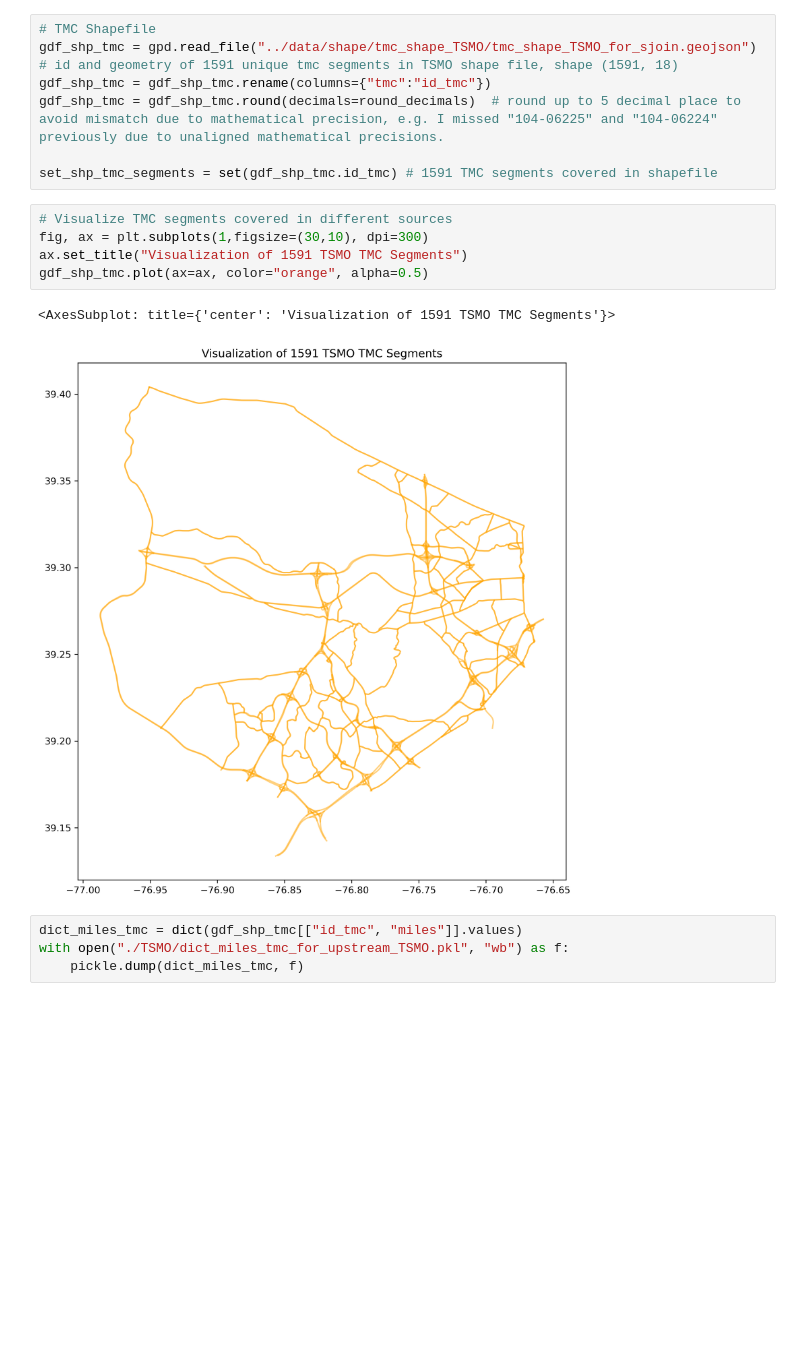
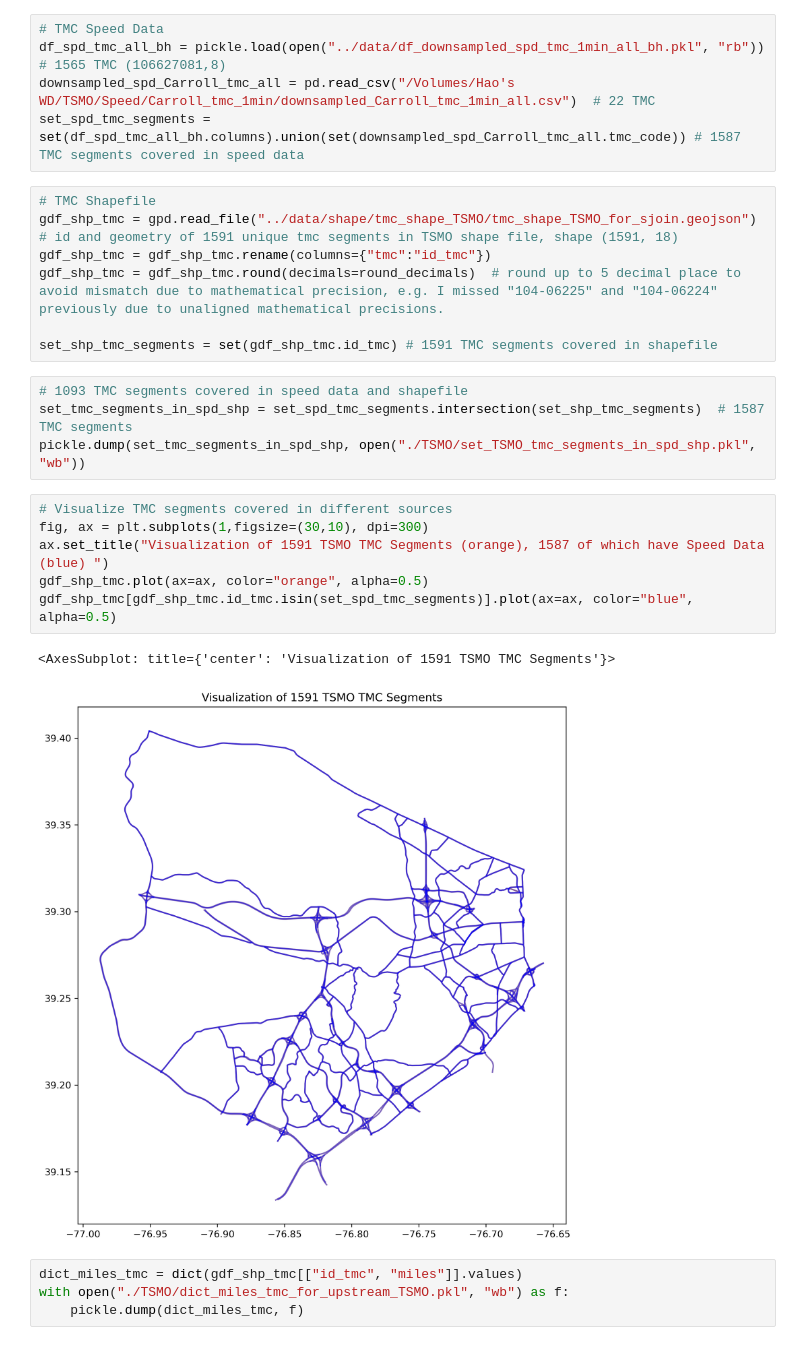
Before and after one commit to HaoWoo96/Traffic-Prediction, a Jupyter notebook: data_processing/TSMO/geoprocess_neighbors.ipynb, the cells around one changed output. Drawn from its saved outputs; the diff is of its cells as text; blank space fills up the shorter version.

Commit message:
TSMO geoprocessing and implementation of GCN-Transformer

```diff
--- a/data_processing/TSMO/geoprocess_neighbors.ipynb
+++ b/data_processing/TSMO/geoprocess_neighbors.ipynb
@@ -37,6 +37,11 @@ df_xd_to_tmc = pd.read_csv("./TSMO/xd_to_tmc_TSMO.csv")
     - If there is multiple prev or next, the endpoint is a splitting point, we should split into several results
 # %% [markdown]
 ### 1.1 Select TMC Segments
+# %%
+# TMC Speed Data
+df_spd_tmc_all_bh = pickle.load(open("../data/df_downsampled_spd_tmc_1min_all_bh.pkl", "rb")) # 1565 TMC (106627081,8)
+downsampled_spd_Carroll_tmc_all = pd.read_csv("/Volumes/Hao's WD/TSMO/Speed/Carroll_tmc_1min/downsampled_Carroll_tmc_1min_all.csv")  # 22 TMC
+set_spd_tmc_segments = set(df_spd_tmc_all_bh.columns).union(set(downsampled_spd_Carroll_tmc_all.tmc_code)) # 1587 TMC segments covered in speed data
 # %%
 # TMC Shapefile
 gdf_shp_tmc = gpd.read_file("../data/shape/tmc_shape_TSMO/tmc_shape_TSMO_for_sjoin.geojson")  # id and geometry of 1591 unique tmc segments in TSMO shape file, shape (1591, 18)
@@ -44,14 +49,19 @@ gdf_shp_tmc = gdf_shp_tmc.rename(columns={"tmc":"id_tmc"})
 gdf_shp_tmc = gdf_shp_tmc.round(decimals=round_decimals)  # round up to 5 decimal place to avoid mismatch due to mathematical precision, e.g. I missed "104-06225" and "104-06224" previously due to unaligned mathematical precisions.
 
 set_shp_tmc_segments = set(gdf_shp_tmc.id_tmc) # 1591 TMC segments covered in shapefile
+# %%
+# 1093 TMC segments covered in speed data and shapefile
+set_tmc_segments_in_spd_shp = set_spd_tmc_segments.intersection(set_shp_tmc_segments)  # 1587 TMC segments
+pickle.dump(set_tmc_segments_in_spd_shp, open("./TSMO/set_TSMO_tmc_segments_in_spd_shp.pkl", "wb"))
 # %%
 # Visualize TMC segments covered in different sources
 fig, ax = plt.subplots(1,figsize=(30,10), dpi=300)
-ax.set_title("Visualization of 1591 TSMO TMC Segments")
+ax.set_title("Visualization of 1591 TSMO TMC Segments (orange), 1587 of which have Speed Data (blue) ")
 gdf_shp_tmc.plot(ax=ax, color="orange", alpha=0.5)
+gdf_shp_tmc[gdf_shp_tmc.id_tmc.isin(set_spd_tmc_segments)].plot(ax=ax, color="blue", alpha=0.5)
 # %% [output]
 <AxesSubplot: title={'center': 'Visualization of 1591 TSMO TMC Segments'}>
-[figure, old version]
+[figure, new version]
 # %%
 dict_miles_tmc = dict(gdf_shp_tmc[["id_tmc", "miles"]].values)
 with open("./TSMO/dict_miles_tmc_for_upstream_TSMO.pkl", "wb") as f:
```
Also changed, not shown: parts of 1 cell of this notebook, 5 other files.
